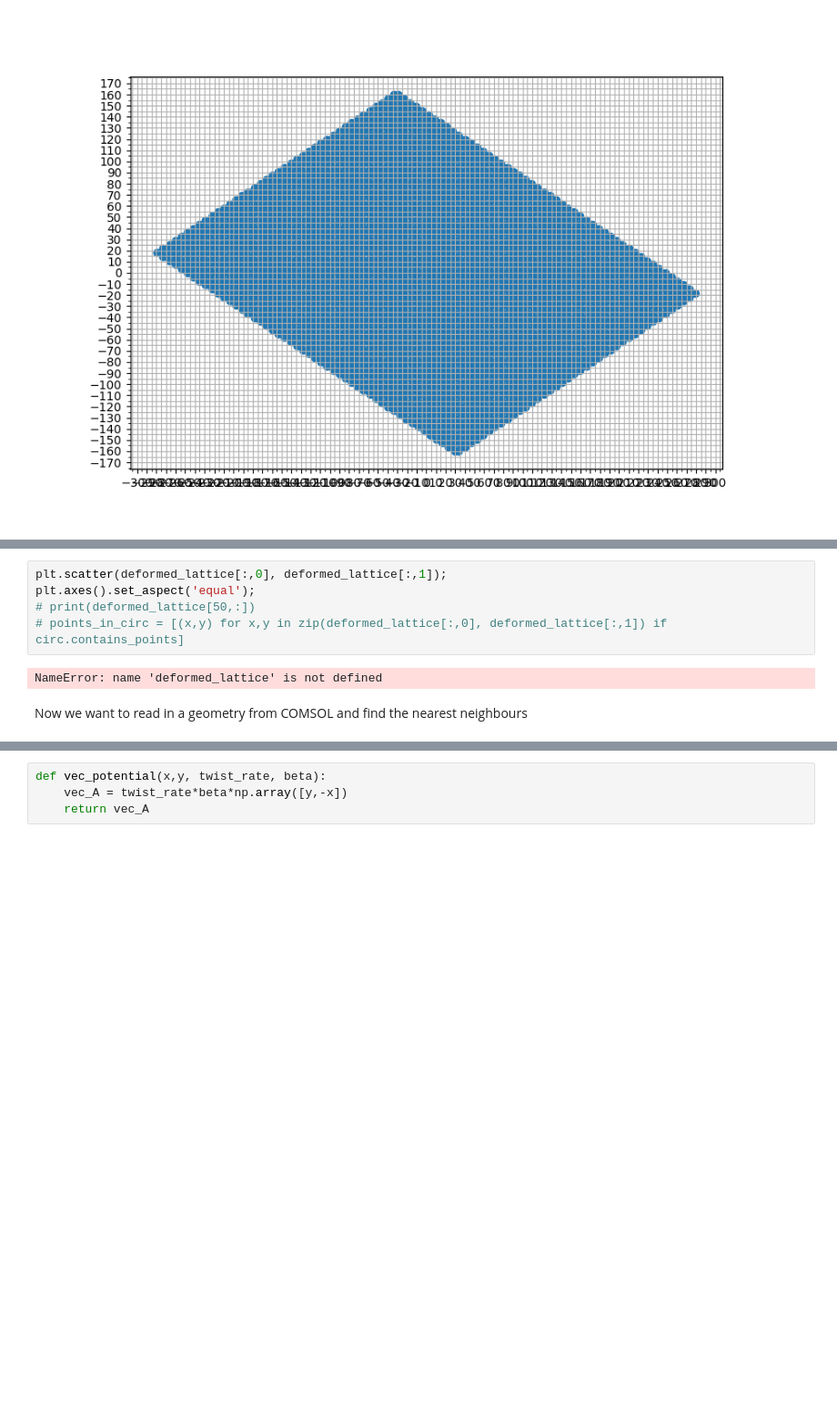
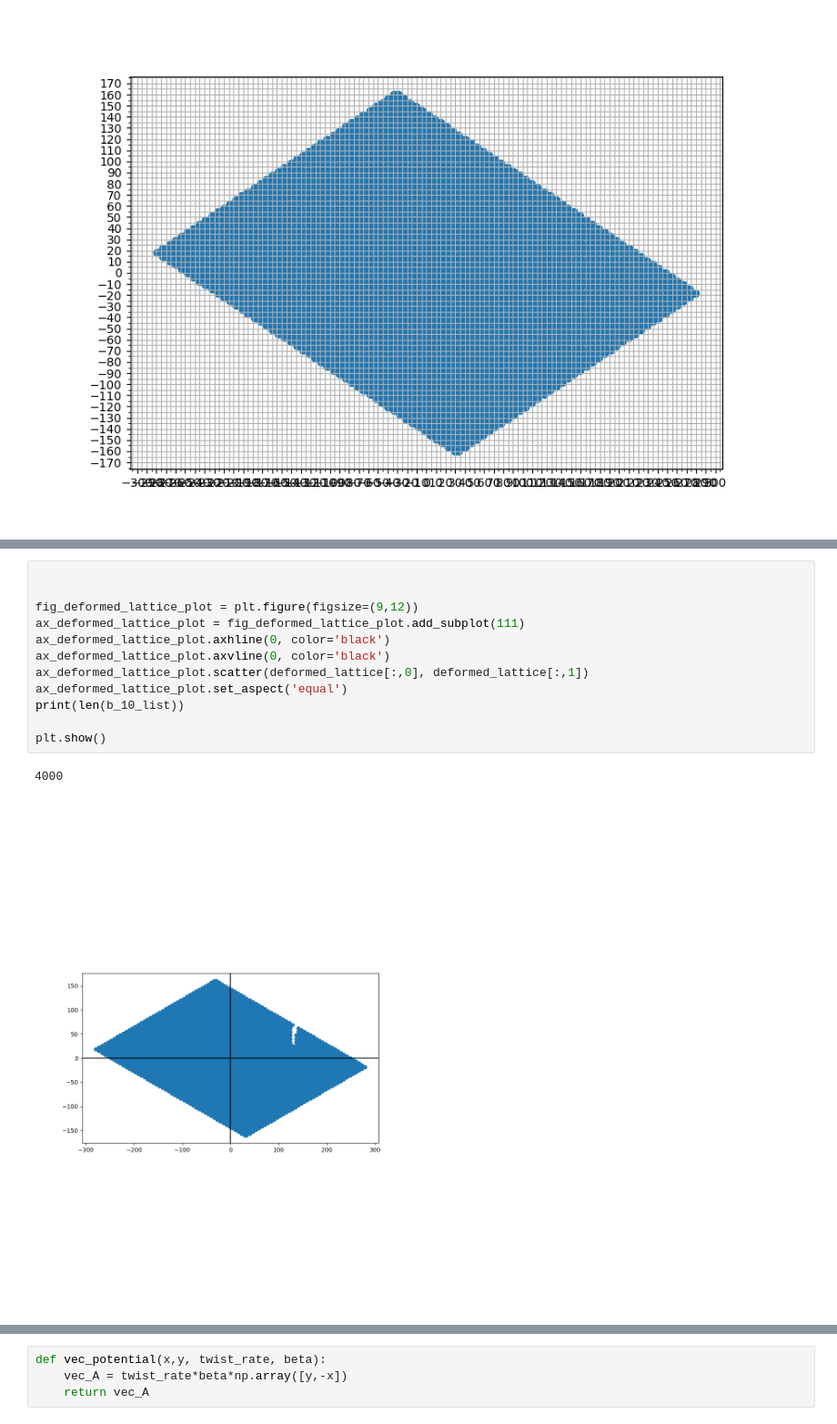
Before and after one commit to NRobertsF91W/PhD-Jupyter-Notebooks, a Jupyter notebook: twisted honeycomb numerical analysis chern number.ipynb, the cells around one changed output, grey strips where cells are left out. Shown at 91% size. Drawn from its saved outputs; the diff is of its cells as text; blank space fills up the shorter version.

```diff
--- a/twisted honeycomb numerical analysis chern number.ipynb
+++ b/twisted honeycomb numerical analysis chern number.ipynb
@@ -113,9 +101,15 @@ ValueError: XB must be a 2-dimensional array.
-# %%
-plt.scatter(deformed_lattice[:,0], deformed_lattice[:,1]);
-plt.axes().set_aspect('equal');
-# print(deformed_lattice[50,:])
-# points_in_circ = [(x,y) for x,y in zip(deformed_lattice[:,0], deformed_lattice[:,1]) if circ.contains_points]
-# %% [output]
-NameError: name 'deformed_lattice' is not defined
-# %% [markdown]
-Now we want to read in a geometry from COMSOL and find the nearest neighbours
+# %%
+
+
+fig_deformed_lattice_plot = plt.figure(figsize=(9,12))
+ax_deformed_lattice_plot = fig_deformed_lattice_plot.add_subplot(111)
+ax_deformed_lattice_plot.axhline(0, color='black')
+ax_deformed_lattice_plot.axvline(0, color='black')
+ax_deformed_lattice_plot.scatter(deformed_lattice[:,0], deformed_lattice[:,1])
+ax_deformed_lattice_plot.set_aspect('equal')
+print(len(b_10_list))
+
+plt.show()
+# %% [output]
+4000
+[figure, added]
```
Also changed, not shown: parts of 72 cells of this notebook.
